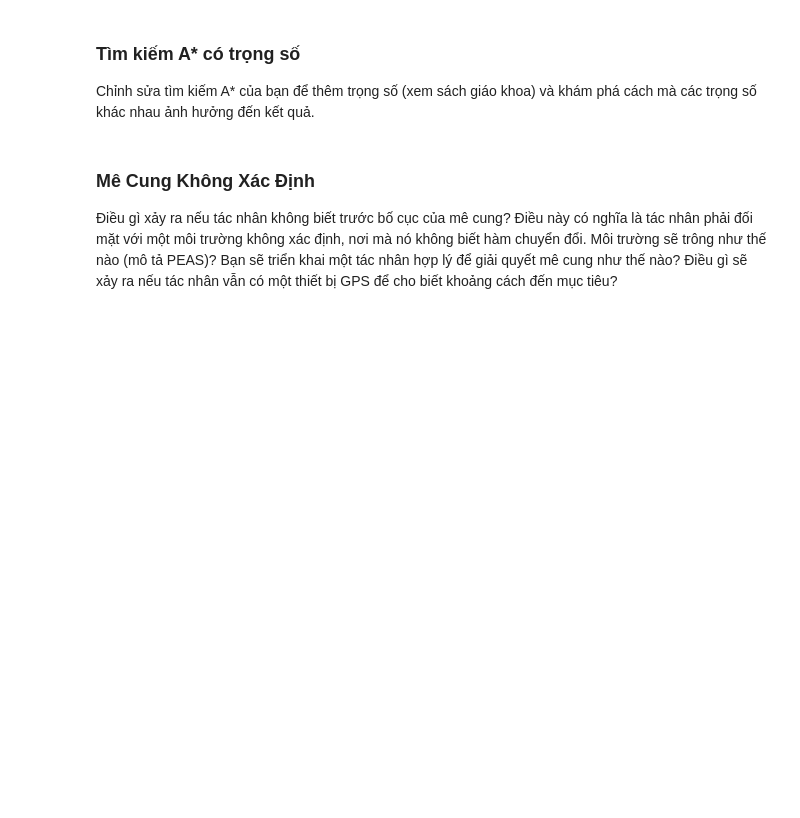
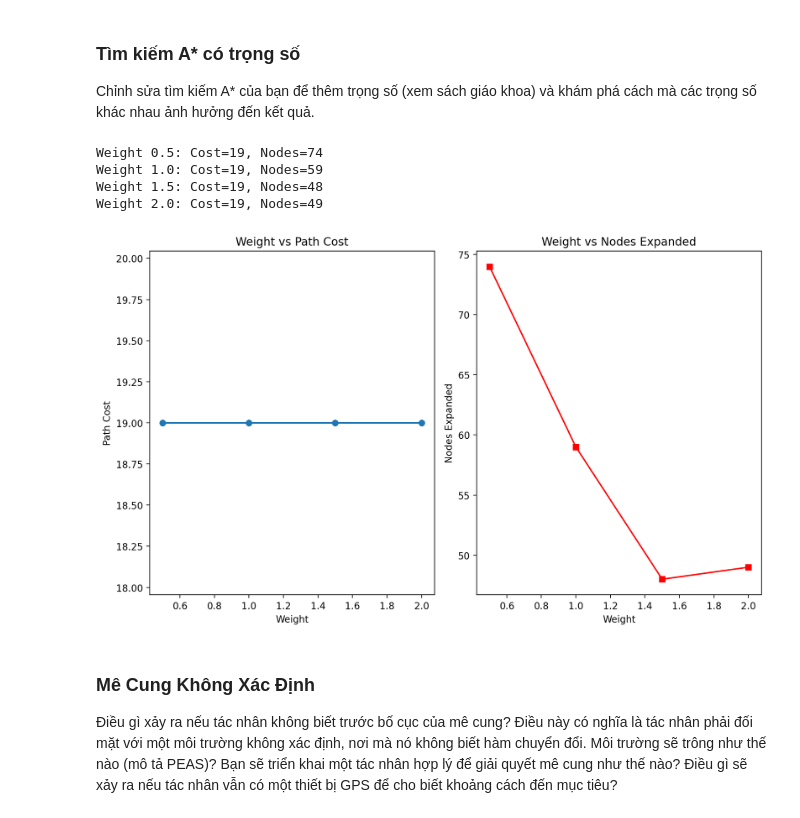
Before and after one commit to KHOAUSSR2003/Group-4-SGU, a Jupyter notebook: lab2_02_search/Maze.ipynb, the cells around one changed output. Drawn from its saved outputs; the diff is of its cells as text; code cells hidden in the pictures; blank space fills up the shorter version.

```diff
--- a/lab2_02_search/Maze.ipynb
+++ b/lab2_02_search/Maze.ipynb
@@ -557,3 +841,63 @@ Chỉnh sửa tìm kiếm A* của bạn để thêm trọng số (xem sách gi
+# %%
+def weighted_astar_search(start, goal, maze, weight=1.0):
+    frontier = []
+    heapq.heappush(frontier, (manhattan(start, goal) * weight, next(counter), Node(start)))
+    reached = {start: 0}
+
+    while frontier:
+        _, _, node = heapq.heappop(frontier)
+
+        if node.pos == goal:
+            return node.path(), len(reached)
+
+        for move, (dr, dc) in [("R",(0,1)), ("D",(1,0)), ("L",(0,-1)), ("U",(-1,0))]:
+            r, c = node.pos[0] + dr, node.pos[1] + dc
+            if maze[r][c] != "X":
+                new_cost = node.cost + 1
+                if (r, c) not in reached or new_cost < reached[(r, c)]:
+                    reached[(r, c)] = new_cost
+                    child = Node((r, c), node, move, new_cost)
+                    f = new_cost + manhattan((r, c), goal) * weight
+                    heapq.heappush(frontier, (f, next(counter), child))
+
+    return None, len(reached)
+
+maze, start, goal = load_maze("small_maze.txt")
+
+weights = [0.5, 1.0, 1.5, 2.0]
+results = []
+
+for w in weights:
+    path, nodes = weighted_astar_search(start, goal, maze, w)
+    cost = len(path) - 1 if path else "N/A"
+    results.append((w, cost, nodes))
+    print(f"Weight {w}: Cost={cost}, Nodes={nodes}")
+
+plt.figure(figsize=(10, 6))
+weights_plot = [r[0] for r in results if r[1] != "N/A"]
+costs_plot = [r[1] for r in results if r[1] != "N/A"]
+nodes_plot = [r[2] for r in results if r[1] != "N/A"]
+
+plt.subplot(1, 2, 1)
+plt.plot(weights_plot, costs_plot, 'o-')
+plt.title('Weight vs Path Cost')
+plt.xlabel('Weight')
+plt.ylabel('Path Cost')
+
+plt.subplot(1, 2, 2)
+plt.plot(weights_plot, nodes_plot, 's-', color='red')
+plt.title('Weight vs Nodes Expanded')
+plt.xlabel('Weight')
+plt.ylabel('Nodes Expanded')
+
+plt.tight_layout()
+plt.show()
+# %% [output]
+Weight 0.5: Cost=19, Nodes=74
+Weight 1.0: Cost=19, Nodes=59
+Weight 1.5: Cost=19, Nodes=48
+Weight 2.0: Cost=19, Nodes=49
+[figure, added]
 # %% [markdown]
 ### Mê Cung Không Xác Định
 Điều gì xảy ra nếu tác nhân không biết trước bố cục của mê cung? Điều này có nghĩa là tác nhân phải đối mặt với một môi trường không xác định, nơi mà nó không biết hàm chuyển đổi. Môi trường sẽ trông như thế nào (mô tả PEAS)? Bạn sẽ triển khai một tác nhân hợp lý để giải quyết mê cung như thế nào? Điều gì sẽ xảy ra nếu tác nhân vẫn có một thiết bị GPS để cho biết khoảng cách đến mục tiêu?
```
Also changed, not shown: parts of 13 cells of this notebook, 3 other files.
